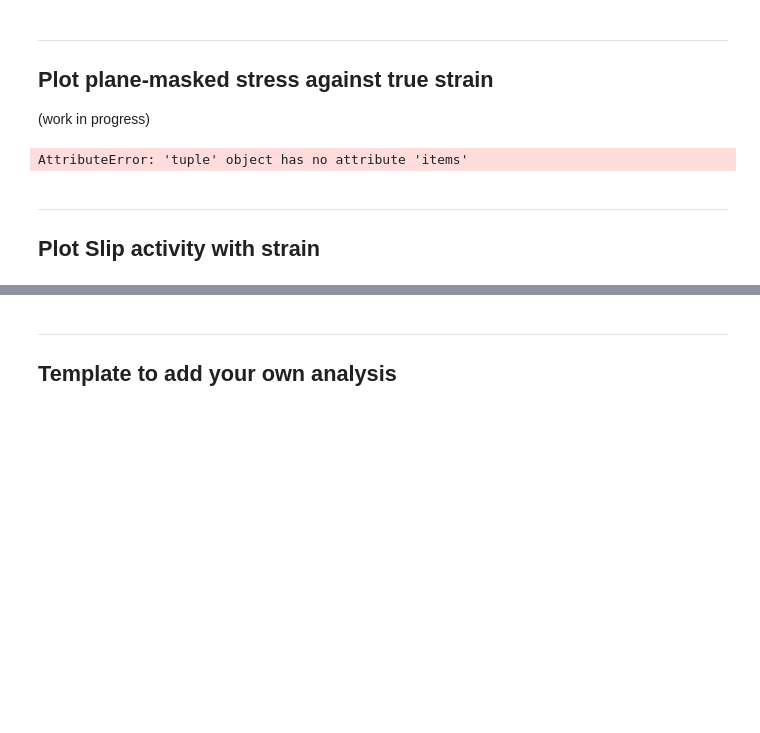
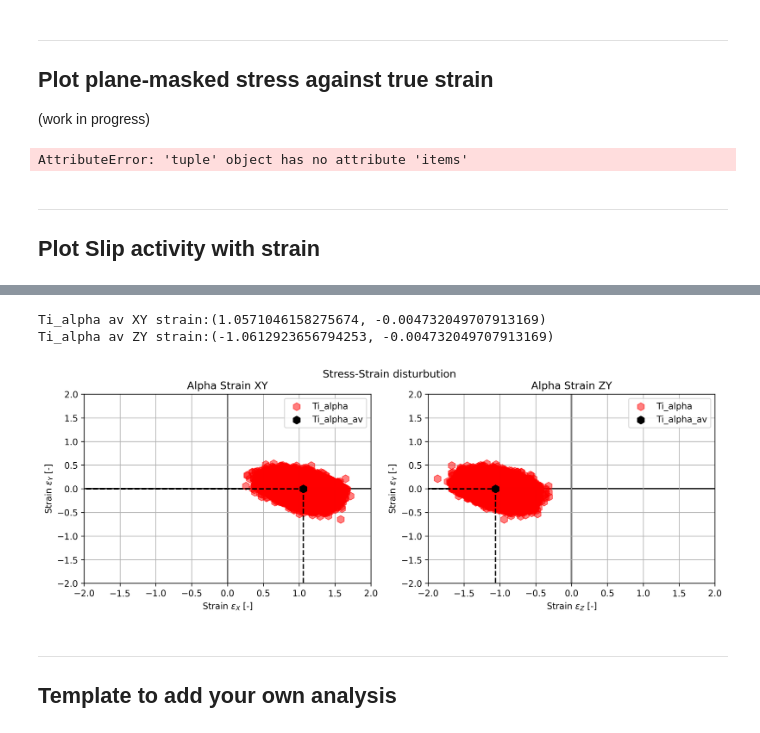
Before and after one commit to LightForm-group/Diffraction-postprocessing, a Jupyter notebook: post-processing_example.ipynb, the cells around one changed output, grey strips where cells are left out. Drawn from its saved outputs; the diff is of its cells as text; code cells hidden in the pictures; blank space fills up the shorter version.

```diff
--- a/post-processing_example.ipynb
+++ b/post-processing_example.ipynb
@@ -419,3 +389,82 @@ pickle.dump(slip_activity, open(workflow_dir+'slip_activity.pkl', 'wb'))
+# %%
+
+%matplotlib inline
+
+fig, axs = plt.subplots(1,2, figsize=(13, 4), dpi=300, facecolor='w')
+fig.suptitle('Stress-Strain disturbution')
+axs[0].grid()
+axs[0].axhline(0,color='k',zorder=1) # x = 0
+axs[0].axvline(0,color='k',zorder=1) # y = 0
+axs[0].set_xlim(-2, 2)
+axs[0].set_ylim(-2, 2)
+axs[1].grid()
+axs[1].axhline(0,color='k',zorder=1) # x = 0
+axs[1].axvline(0,color='k',zorder=1) # y = 0
+axs[1].set_xlim(-2, 2)
+axs[1].set_ylim(-2, 2)
+
+alpha_strain_dist = {'alpha_strainX' : ve_response["phase_data"]["Ti_alpha_epsilon_V^0(F)"]["data"][-1, :, 0, 0],
+                     'alpha_strainY' : ve_response["phase_data"]["Ti_alpha_epsilon_V^0(F)"]["data"][-1, :, 1, 1],
+                     'alpha_strainZ' : ve_response["phase_data"]["Ti_alpha_epsilon_V^0(F)"]["data"][-1, :, 2, 2],
+                     'alpha_av_strainX' : ve_response["phase_data"]["Ti_alpha_epsilon_V^0(F)"]["data"][-1, :, 0, 0].mean(axis=0),
+                     'alpha_av_strainY' : ve_response["phase_data"]["Ti_alpha_epsilon_V^0(F)"]["data"][-1, :, 1, 1].mean(axis=0),
+                     'alpha_av_strainZ' : ve_response["phase_data"]["Ti_alpha_epsilon_V^0(F)"]["data"][-1, :, 2, 2].mean(axis=0),
+                     }
+
+
+# --- XY distrubution --- #
+axs[0].scatter(alpha_strain_dist['alpha_strainX'], alpha_strain_dist['alpha_strainY'],
+               marker='h', s=80, color="r", alpha=0.5, zorder=2,
+               label="Ti_alpha"
+              )
+# average
+axs[0].scatter(alpha_strain_dist['alpha_av_strainX'], alpha_strain_dist['alpha_av_strainY'],
+               marker='h', s=80, color="k", zorder=3,
+               label="Ti_alpha_av"
+              )
+# average lines
+axs[0].plot([-10,alpha_strain_dist['alpha_av_strainX']], [alpha_strain_dist['alpha_av_strainY'],alpha_strain_dist['alpha_av_strainY']],
+               linestyle="dashed", marker="None", color="k", zorder=3)
+axs[0].plot([alpha_strain_dist['alpha_av_strainX'],alpha_strain_dist['alpha_av_strainX']], [-10,alpha_strain_dist['alpha_av_strainY']],
+               linestyle="dashed", marker="None", color="k", zorder=3)
+# annotations
+axs[0].title.set_text(f"Alpha Strain XY")
+axs[0].set_facecolor("white")
+axs[0].set_xlabel(f"Strain $\epsilon_X$ [-]")
+axs[0].set_ylabel(f"Strain $\epsilon_Y$ [-]")
+axs[0].legend()
+
+# --- ZY distrubution --- #
+axs[1].scatter(alpha_strain_dist['alpha_strainZ'], alpha_strain_dist['alpha_strainY'],
+               marker='h', s=80, color="r", alpha=0.5, zorder=2,
+               label="Ti_alpha"
+              )
+# average
+axs[1].scatter(alpha_strain_dist['alpha_av_strainZ'], alpha_strain_dist['alpha_av_strainY'],
+               marker='h', s=80, color="k", zorder=3,
+               label="Ti_alpha_av"
+              )
+# average lines
+axs[1].plot([-10,alpha_strain_dist['alpha_av_strainZ']], [alpha_strain_dist['alpha_av_strainY'],alpha_strain_dist['alpha_av_strainY']],
+               linestyle="dashed", marker="None", color="k", zorder=3)
+axs[1].plot([alpha_strain_dist['alpha_av_strainZ'],alpha_strain_dist['alpha_av_strainZ']], [-10,alpha_strain_dist['alpha_av_strainY']],
+               linestyle="dashed", marker="None", color="k", zorder=3)
+# annotations
+axs[1].title.set_text(f"Alpha Strain ZY")
+axs[1].set_facecolor("white")
+axs[1].set_xlabel(f"Strain $\epsilon_Z$ [-]")
+axs[1].set_ylabel(f"Strain $\epsilon_Y$ [-]")
+axs[1].legend()
+
+print(f"Ti_alpha av XY strain:({alpha_strain_dist['alpha_av_strainX']}, {alpha_strain_dist['alpha_av_strainY']})")
+print(f"Ti_alpha av ZY strain:({alpha_strain_dist['alpha_av_strainZ']}, {alpha_strain_dist['alpha_av_strainY']})")
+
+# save stress_strain dict as .pkl file to avoid reloading workflow.hdf5 file:
+# pickle.dump(stress_strain, open(workflow_dir+'stress_strain.pkl', 'wb'))
+# %% [output]
+Ti_alpha av XY strain:(1.0571046158275674, -0.004732049707913169)
+Ti_alpha av ZY strain:(-1.0612923656794253, -0.004732049707913169)
+[figure, added]
 # %% [markdown]
 ---
 ## Template to add your own analysis
```
Also changed, not shown: parts of 8 cells of this notebook.
